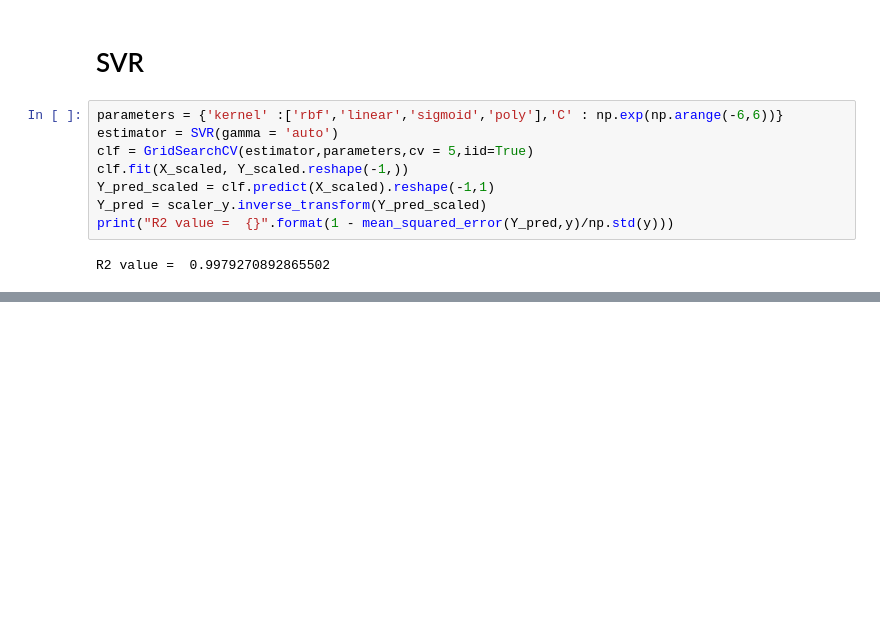
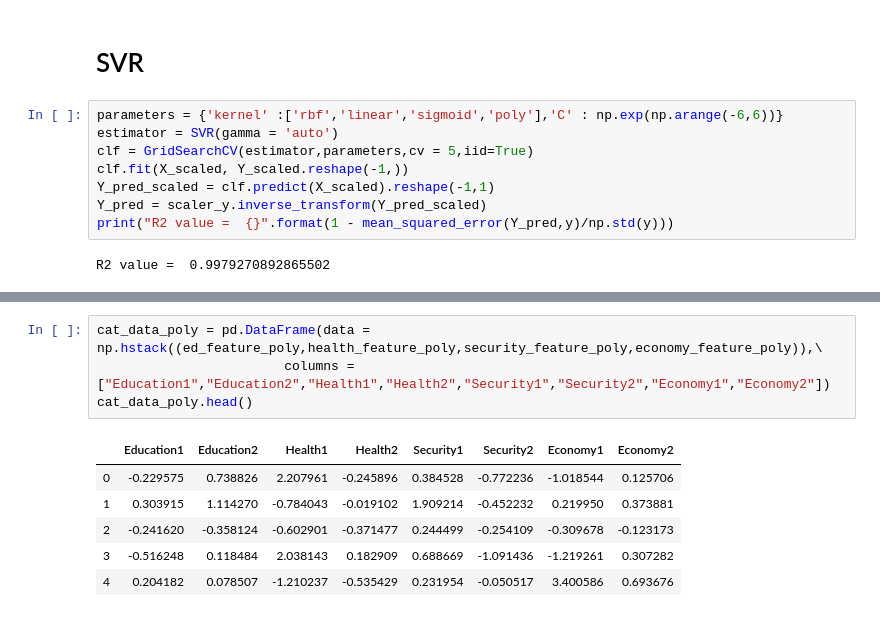
Before and after one commit to steber97/RecursionFairies_AdaProject, a Jupyter notebook: lorisLinearRidgeRegressionAndSVR.ipynb, the cells around one changed output, grey strips where cells are left out. Drawn from its saved outputs; the diff is of its cells as text; blank space fills up the shorter version.

```diff
--- a/lorisLinearRidgeRegressionAndSVR.ipynb
+++ b/lorisLinearRidgeRegressionAndSVR.ipynb
@@ -132,0 +280,11 @@ R2 value =  0.9979270892865502
+# %%
+cat_data_poly = pd.DataFrame(data = np.hstack((ed_feature_poly,health_feature_poly,security_feature_poly,economy_feature_poly)),\
+                        columns = ["Education1","Education2","Health1","Health2","Security1","Security2","Economy1","Economy2"])
+cat_data_poly.head()
+# %% [output]
+|  | Education1 | Education2 | Health1 | Health2 | Security1 | Security2 | Economy1 | Economy2 |
+| 0 | -0.229575 | 0.738826 | 2.207961 | -0.245896 | 0.384528 | -0.772236 | -1.018544 | 0.125706 |
+| 1 | 0.303915 | 1.114270 | -0.784043 | -0.019102 | 1.909214 | -0.452232 | 0.219950 | 0.373881 |
+| 2 | -0.241620 | -0.358124 | -0.602901 | -0.371477 | 0.244499 | -0.254109 | -0.309678 | -0.123173 |
+| 3 | -0.516248 | 0.118484 | 2.038143 | 0.182909 | 0.688669 | -1.091436 | -1.219261 | 0.307282 |
+| 4 | 0.204182 | 0.078507 | -1.210237 | -0.535429 | 0.231954 | -0.050517 | 3.400586 | 0.693676 |
```
Also changed, not shown: parts of 30 cells of this notebook.
